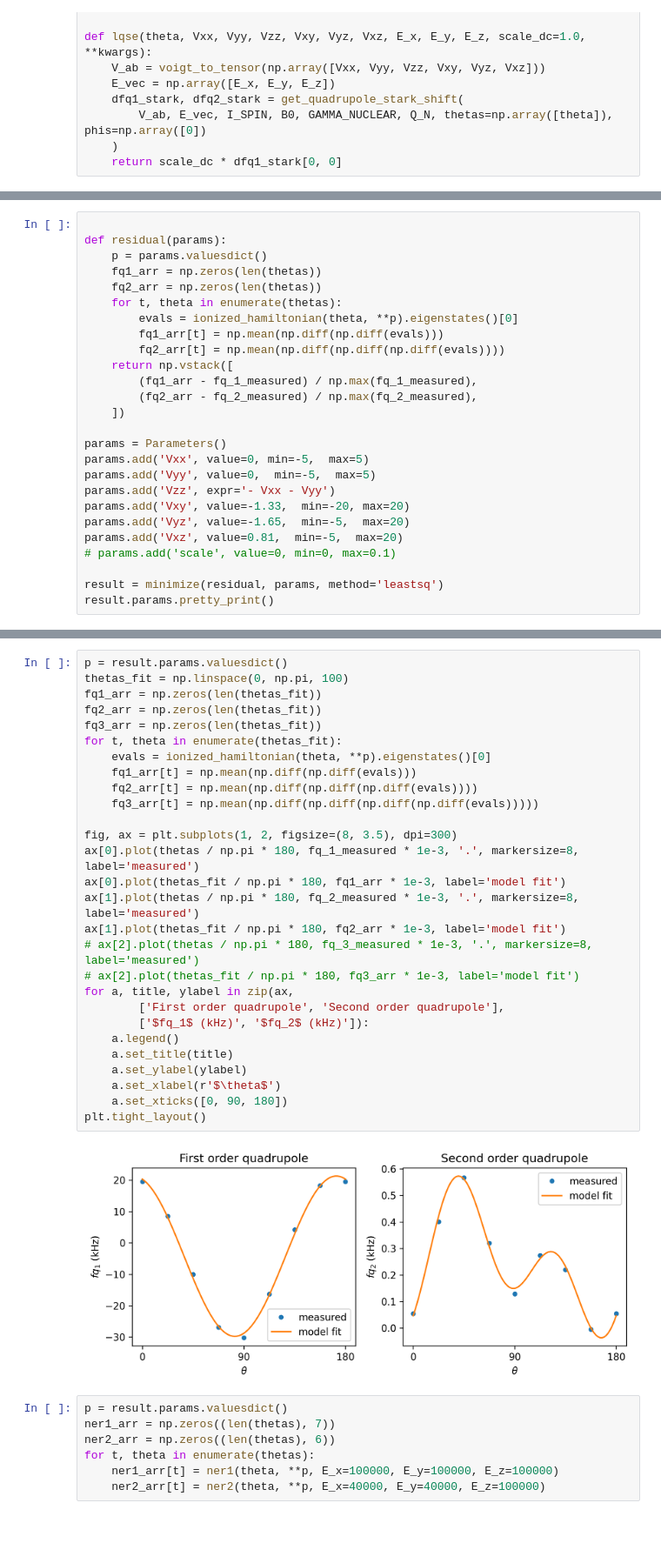
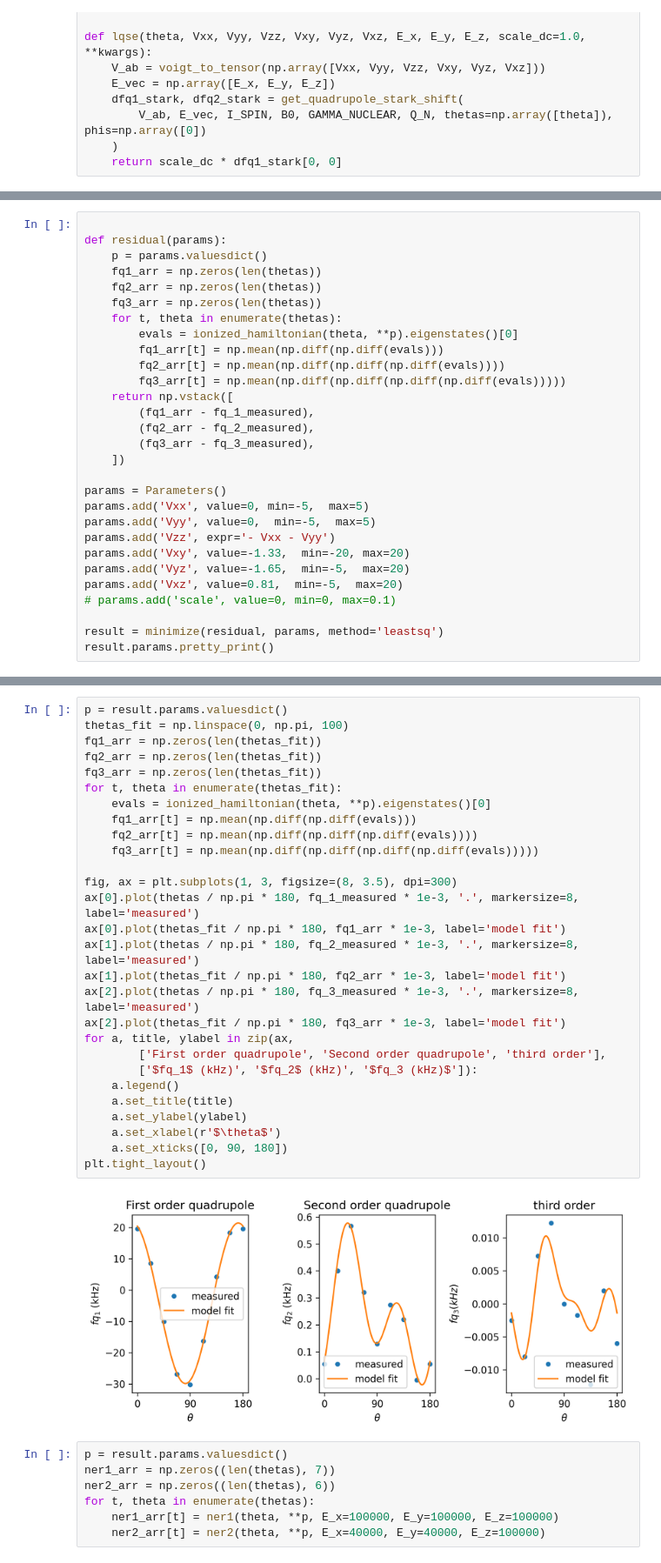
Before and after one commit to arjenvaartjes/Psyduck, a Jupyter notebook: examples/quadrupole modeling/extracting_quadrupole_tensor_few_angles.ipynb, the cells around one changed output, grey strips where cells are left out. Shown at 87% size. Drawn from its saved outputs; the diff is of its cells as text; blank space fills up the shorter version.

Commit message:
include 3rd order q splitting

```diff
--- a/examples/quadrupole modeling/extracting_quadrupole_tensor_few_angles.ipynb
+++ b/examples/quadrupole modeling/extracting_quadrupole_tensor_few_angles.ipynb
@@ -175,13 +177,16 @@ def residual(params):
     p = params.valuesdict()
     fq1_arr = np.zeros(len(thetas))
     fq2_arr = np.zeros(len(thetas))
+    fq3_arr = np.zeros(len(thetas))
     for t, theta in enumerate(thetas):
         evals = ionized_hamiltonian(theta, **p).eigenstates()[0]
         fq1_arr[t] = np.mean(np.diff(np.diff(evals)))
         fq2_arr[t] = np.mean(np.diff(np.diff(np.diff(evals))))
+        fq3_arr[t] = np.mean(np.diff(np.diff(np.diff(np.diff(evals)))))
     return np.vstack([
-        (fq1_arr - fq_1_measured) / np.max(fq_1_measured),
-        (fq2_arr - fq_2_measured) / np.max(fq_2_measured),
+        (fq1_arr - fq_1_measured),
+        (fq2_arr - fq_2_measured),
+        (fq3_arr - fq_3_measured),
     ])
 
 params = Parameters()
@@ -234,33 +236,33 @@ Correlations (unreported values are < 0.100)
 # %%
 p = result.params.valuesdict()
 thetas_fit = np.linspace(0, np.pi, 100)
 fq1_arr = np.zeros(len(thetas_fit))
 fq2_arr = np.zeros(len(thetas_fit))
 fq3_arr = np.zeros(len(thetas_fit))
 for t, theta in enumerate(thetas_fit):
     evals = ionized_hamiltonian(theta, **p).eigenstates()[0]
     fq1_arr[t] = np.mean(np.diff(np.diff(evals)))
     fq2_arr[t] = np.mean(np.diff(np.diff(np.diff(evals))))
     fq3_arr[t] = np.mean(np.diff(np.diff(np.diff(np.diff(evals)))))
 
-fig, ax = plt.subplots(1, 2, figsize=(8, 3.5), dpi=300)
+fig, ax = plt.subplots(1, 3, figsize=(8, 3.5), dpi=300)
 ax[0].plot(thetas / np.pi * 180, fq_1_measured * 1e-3, '.', markersize=8, label='measured')
 ax[0].plot(thetas_fit / np.pi * 180, fq1_arr * 1e-3, label='model fit')
 ax[1].plot(thetas / np.pi * 180, fq_2_measured * 1e-3, '.', markersize=8, label='measured')
 ax[1].plot(thetas_fit / np.pi * 180, fq2_arr * 1e-3, label='model fit')
-# ax[2].plot(thetas / np.pi * 180, fq_3_measured * 1e-3, '.', markersize=8, label='measured')
-# ax[2].plot(thetas_fit / np.pi * 180, fq3_arr * 1e-3, label='model fit')
+ax[2].plot(thetas / np.pi * 180, fq_3_measured * 1e-3, '.', markersize=8, label='measured')
+ax[2].plot(thetas_fit / np.pi * 180, fq3_arr * 1e-3, label='model fit')
 for a, title, ylabel in zip(ax,
-        ['First order quadrupole', 'Second order quadrupole'],
-        ['$fq_1$ (kHz)', '$fq_2$ (kHz)']):
+        ['First order quadrupole', 'Second order quadrupole', 'third order'],
+        ['$fq_1$ (kHz)', '$fq_2$ (kHz)', '$fq_3 (kHz)$']):
     a.legend()
     a.set_title(title)
     a.set_ylabel(ylabel)
     a.set_xlabel(r'$\theta$')
     a.set_xticks([0, 90, 180])
 plt.tight_layout()
 # %% [output]
-[figure, old version]
+[figure, new version]
 # %%
 p = result.params.valuesdict()
 ner1_arr = np.zeros((len(thetas), 7))
```
Also changed, not shown: parts of 5 cells of this notebook.
